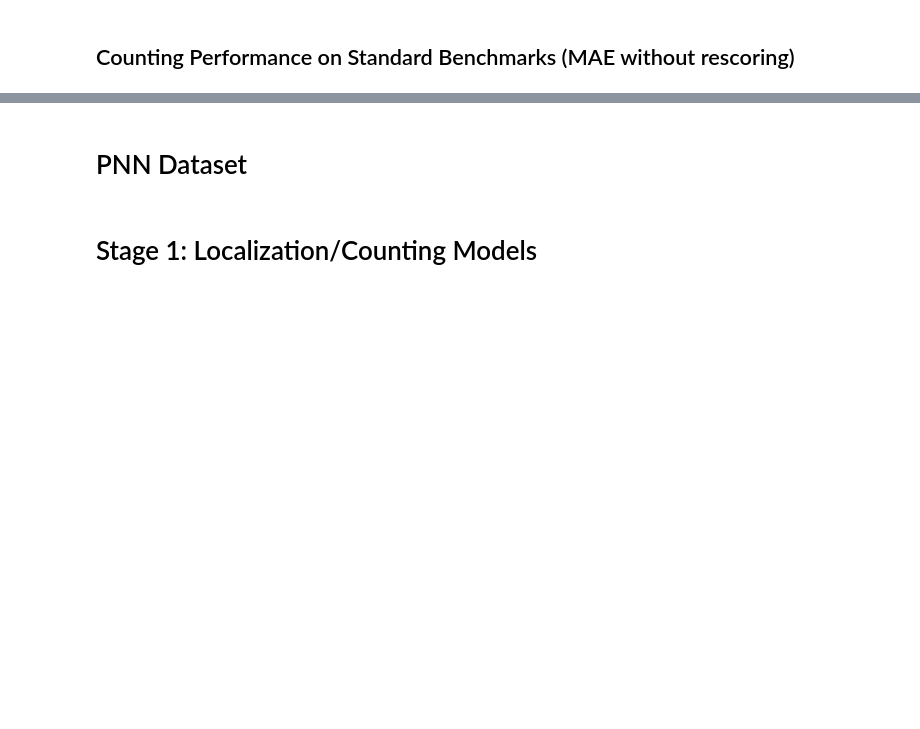
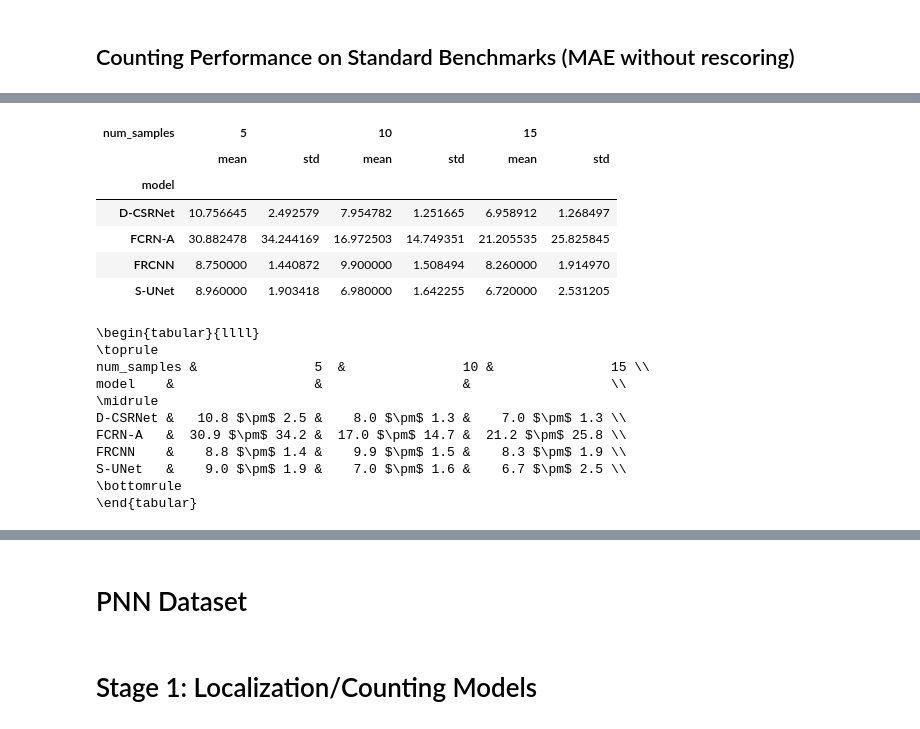
Before and after one commit to ciampluca/counting_perineuronal_nets, a Jupyter notebook: analysis.ipynb, the cells around one changed output, grey strips where cells are left out. Saved outputs shown, nothing was run; the diff lists cells and outputs as text; code cells hidden in the pictures; blank space fills up the shorter version.

```diff
--- a/analysis.ipynb
+++ b/analysis.ipynb
@@ -95,0 +105,30 @@ table_mae(metrics)
+# %%
+# MBM
+runs = {
+    'S-UNet'  : list(Path('tmp/runs/experiment=mbm-cells/segmentation/').glob('unet_*')),
+    'FRCNN'   : list(Path('tmp/runs/experiment=mbm-cells/detection/').glob('fasterrcnn_*')),
+    'D-CSRNet': list(Path('tmp/runs/experiment=mbm-cells/density/').glob('csrnet_*')),
+    'FCRN-A'  : list(Path('runs_slow/experiment=mbm-cells/density/fcrn-a/').glob('fcrn-a_*')),
+}
+
+metrics = collect_all(runs)
+table_metric(metrics)
+# %% [output]
+| num_samples | 5 |  | 10 |  | 15 |  |
+|  | mean | std | mean | std | mean | std |
+| model |  |  |  |  |  |  |
+| D-CSRNet | 10.756645 | 2.492579 | 7.954782 | 1.251665 | 6.958912 | 1.268497 |
+| FCRN-A | 30.882478 | 34.244169 | 16.972503 | 14.749351 | 21.205535 | 25.825845 |
+| FRCNN | 8.750000 | 1.440872 | 9.900000 | 1.508494 | 8.260000 | 1.914970 |
+| S-UNet | 8.960000 | 1.903418 | 6.980000 | 1.642255 | 6.720000 | 2.531205 |
+\begin{tabular}{llll}
+\toprule
+num_samples &               5  &               10 &               15 \\
+model    &                  &                  &                  \\
+\midrule
+D-CSRNet &   10.8 $\pm$ 2.5 &    8.0 $\pm$ 1.3 &    7.0 $\pm$ 1.3 \\
+FCRN-A   &  30.9 $\pm$ 34.2 &  17.0 $\pm$ 14.7 &  21.2 $\pm$ 25.8 \\
+FRCNN    &    8.8 $\pm$ 1.4 &    9.9 $\pm$ 1.5 &    8.3 $\pm$ 1.9 \\
+S-UNet   &    9.0 $\pm$ 1.9 &    7.0 $\pm$ 1.6 &    6.7 $\pm$ 2.5 \\
+\bottomrule
+\end{tabular}
```
Also changed, not shown: parts of 6 cells of this notebook.
